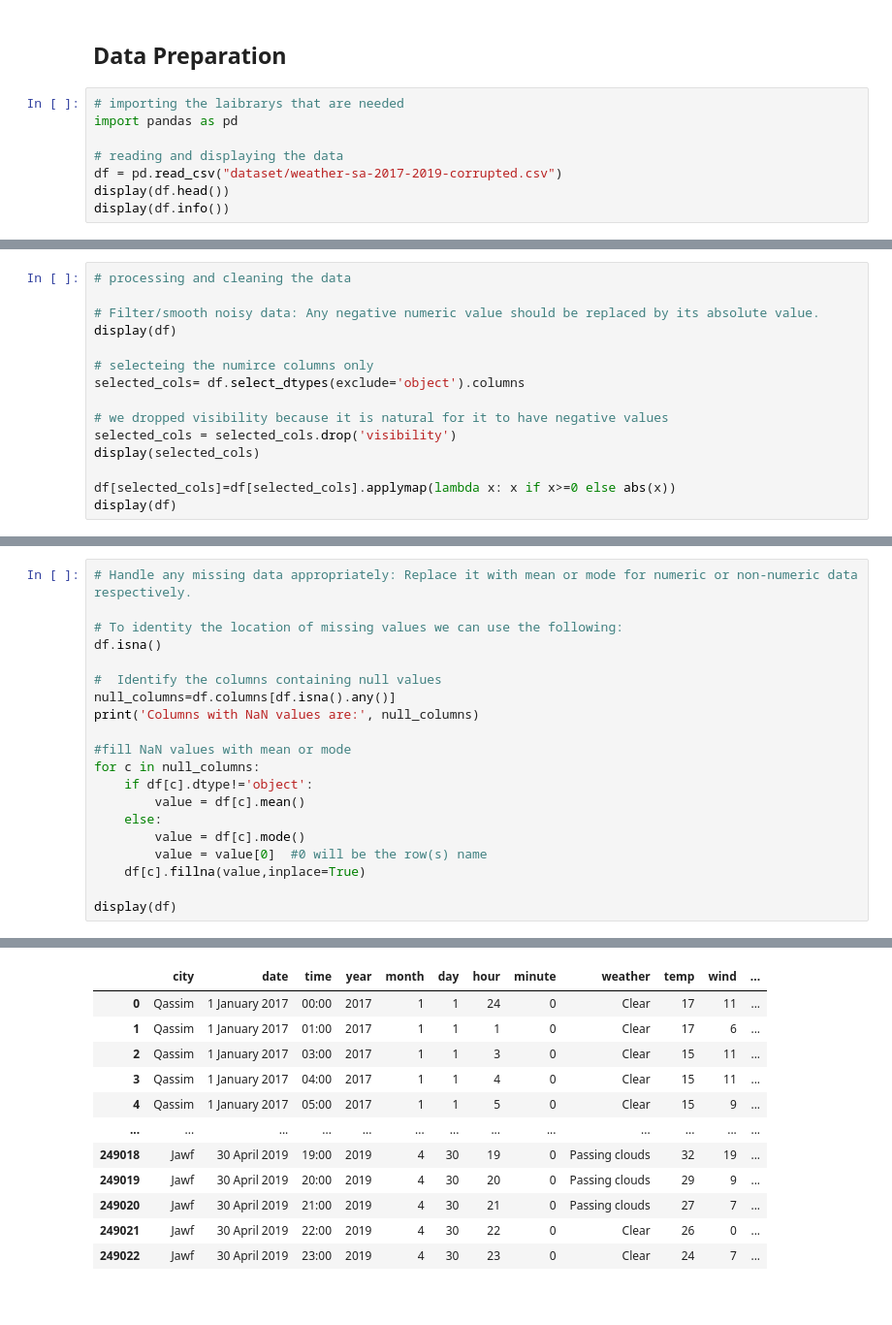
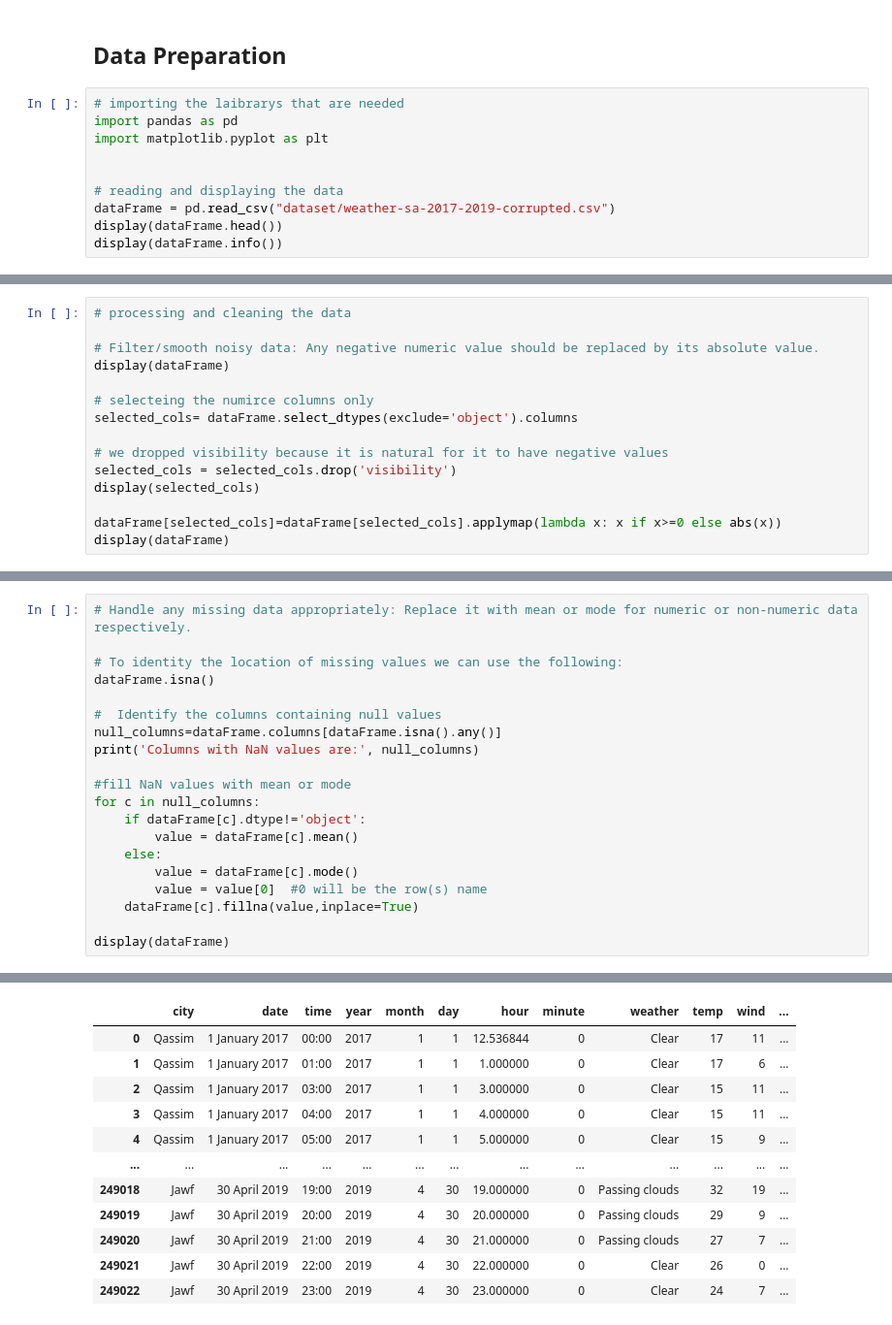
Before and after one commit to hassain-saeed28/ISE-291-Project-term-221, a Jupyter notebook: Project.ipynb, the cells around one changed output, grey strips where cells are left out. Shown: that part at 97% size. Drawn from its saved outputs; the diff is of its cells as text.

```diff
--- a/Project.ipynb
+++ b/Project.ipynb
@@ -23,10 +23,12 @@ this dataset, provide hourly historical weather data for all Saudi Arabia cities
 # %%
 # importing the laibrarys that are needed
 import pandas as pd
+import matplotlib.pyplot as plt
+
 
 # reading and displaying the data
-df = pd.read_csv("dataset/weather-sa-2017-2019-corrupted.csv")
-display(df.head())
-display(df.info())
+dataFrame = pd.read_csv("dataset/weather-sa-2017-2019-corrupted.csv")
+display(dataFrame.head())
+display(dataFrame.info())
 # %% [output]
 |  | city | date | time | year | month | day | hour | minute | weather | temp | wind | ... |
@@ -57,16 +59,16 @@ None
 # processing and cleaning the data
 
 # Filter/smooth noisy data: Any negative numeric value should be replaced by its absolute value.
-display(df)
+display(dataFrame)
 
 # selecteing the numirce columns only
-selected_cols= df.select_dtypes(exclude='object').columns
+selected_cols= dataFrame.select_dtypes(exclude='object').columns
 
 # we dropped visibility because it is natural for it to have negative values
 selected_cols = selected_cols.drop('visibility')
 display(selected_cols)
 
-df[selected_cols]=df[selected_cols].applymap(lambda x: x if x>=0 else abs(x))
-display(df)
+dataFrame[selected_cols]=dataFrame[selected_cols].applymap(lambda x: x if x>=0 else abs(x))
+display(dataFrame)
 # %% [output]
 |  | city | date | time | year | month | day | hour | minute | weather | temp | wind | ... |
@@ -100,20 +102,20 @@ Index(['year', 'month', 'day', 'hour', 'minute', 'temp', 'wind', 'barometer'], d
 # Handle any missing data appropriately: Replace it with mean or mode for numeric or non-numeric data respectively.
 
 # To identity the location of missing values we can use the following:
-df.isna()
+dataFrame.isna()
 
 #  Identify the columns containing null values
-null_columns=df.columns[df.isna().any()]
+null_columns=dataFrame.columns[dataFrame.isna().any()]
 print('Columns with NaN values are:', null_columns)
 
 #fill NaN values with mean or mode
 for c in null_columns:
-    if df[c].dtype!='object':
-        value = df[c].mean()
+    if dataFrame[c].dtype!='object':
+        value = dataFrame[c].mean()
     else:
-        value = df[c].mode()
+        value = dataFrame[c].mode()
         value = value[0]  #0 will be the row(s) name
-    df[c].fillna(value,inplace=True)
+    dataFrame[c].fillna(value,inplace=True)
 
-display(df)
+display(dataFrame)
 # %% [output]
@@ -121,15 +123,15 @@ Columns with NaN values are: Index([], dtype='object')
 |  | city | date | time | year | month | day | hour | minute | weather | temp | wind | ... |
-| 0 | Qassim | 1 January 2017 | 00:00 | 2017 | 1 | 1 | 24 | 0 | Clear | 17 | 11 | ... |
-| 1 | Qassim | 1 January 2017 | 01:00 | 2017 | 1 | 1 | 1 | 0 | Clear | 17 | 6 | ... |
-| 2 | Qassim | 1 January 2017 | 03:00 | 2017 | 1 | 1 | 3 | 0 | Clear | 15 | 11 | ... |
-| 3 | Qassim | 1 January 2017 | 04:00 | 2017 | 1 | 1 | 4 | 0 | Clear | 15 | 11 | ... |
-| 4 | Qassim | 1 January 2017 | 05:00 | 2017 | 1 | 1 | 5 | 0 | Clear | 15 | 9 | ... |
+| 0 | Qassim | 1 January 2017 | 00:00 | 2017 | 1 | 1 | 12.536844 | 0 | Clear | 17 | 11 | ... |
+| 1 | Qassim | 1 January 2017 | 01:00 | 2017 | 1 | 1 | 1.000000 | 0 | Clear | 17 | 6 | ... |
+| 2 | Qassim | 1 January 2017 | 03:00 | 2017 | 1 | 1 | 3.000000 | 0 | Clear | 15 | 11 | ... |
+| 3 | Qassim | 1 January 2017 | 04:00 | 2017 | 1 | 1 | 4.000000 | 0 | Clear | 15 | 11 | ... |
+| 4 | Qassim | 1 January 2017 | 05:00 | 2017 | 1 | 1 | 5.000000 | 0 | Clear | 15 | 9 | ... |
 | ... | ... | ... | ... | ... | ... | ... | ... | ... | ... | ... | ... | ... |
-| 249018 | Jawf | 30 April 2019 | 19:00 | 2019 | 4 | 30 | 19 | 0 | Passing clouds | 32 | 19 | ... |
-| 249019 | Jawf | 30 April 2019 | 20:00 | 2019 | 4 | 30 | 20 | 0 | Passing clouds | 29 | 9 | ... |
-| 249020 | Jawf | 30 April 2019 | 21:00 | 2019 | 4 | 30 | 21 | 0 | Passing clouds | 27 | 7 | ... |
-| 249021 | Jawf | 30 April 2019 | 22:00 | 2019 | 4 | 30 | 22 | 0 | Clear | 26 | 0 | ... |
-| 249022 | Jawf | 30 April 2019 | 23:00 | 2019 | 4 | 30 | 23 | 0 | Clear | 24 | 7 | ... |
+| 249018 | Jawf | 30 April 2019 | 19:00 | 2019 | 4 | 30 | 19.000000 | 0 | Passing clouds | 32 | 19 | ... |
+| 249019 | Jawf | 30 April 2019 | 20:00 | 2019 | 4 | 30 | 20.000000 | 0 | Passing clouds | 29 | 9 | ... |
+| 249020 | Jawf | 30 April 2019 | 21:00 | 2019 | 4 | 30 | 21.000000 | 0 | Passing clouds | 27 | 7 | ... |
+| 249021 | Jawf | 30 April 2019 | 22:00 | 2019 | 4 | 30 | 22.000000 | 0 | Clear | 26 | 0 | ... |
+| 249022 | Jawf | 30 April 2019 | 23:00 | 2019 | 4 | 30 | 23.000000 | 0 | Clear | 24 | 7 | ... |
 249023 rows × 14 columns
 # %%
 # remobeing the outliers
```
Also changed, not shown: parts of 5 cells of this notebook, 1 other file.
